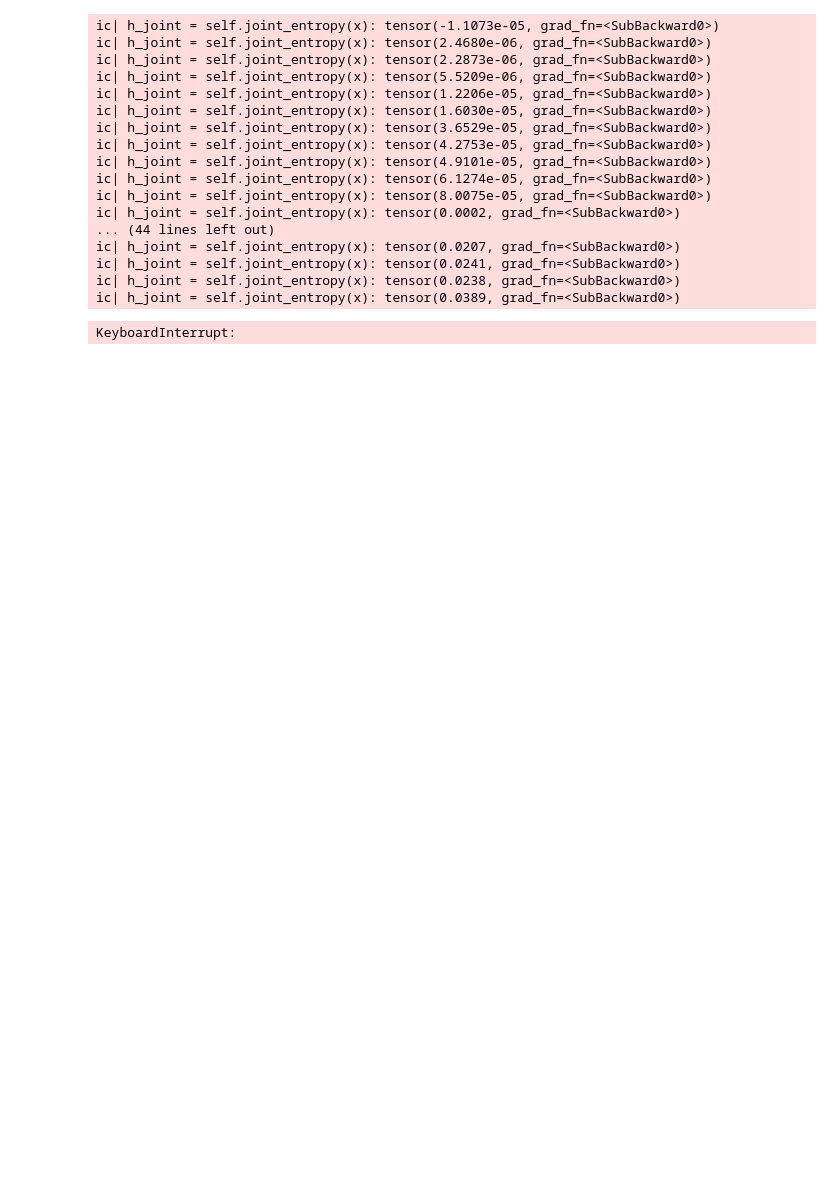
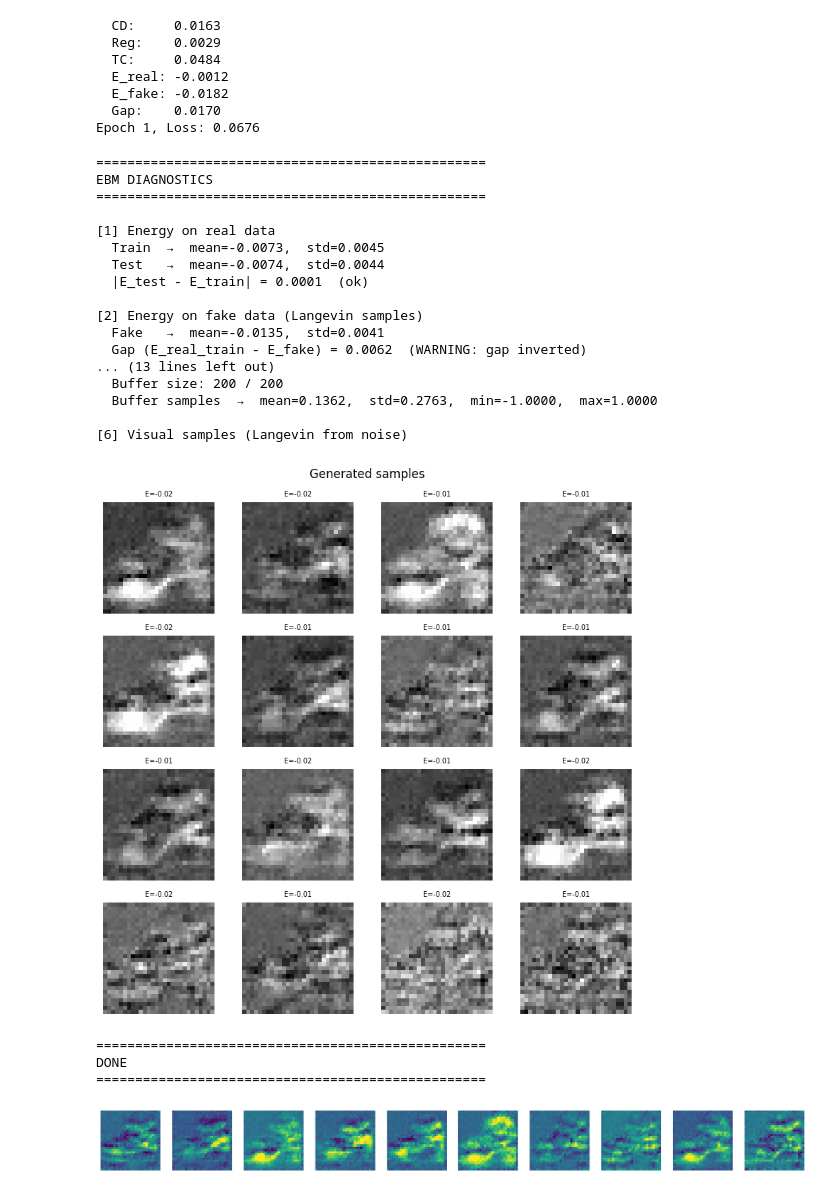
Before and after one commit to marco-cartago/EbmFcT, a Jupyter notebook: refactor_code/test_total_correlation.ipynb, the cells around one changed output. Drawn from its saved outputs; the diff is of its cells as text; code cells hidden in the pictures; blank space fills up the shorter version.

```diff
--- a/refactor_code/test_total_correlation.ipynb
+++ b/refactor_code/test_total_correlation.ipynb
@@ -4,4 +4,5 @@ import torch.nn as nn
 import numpy as np
 import matplotlib.pyplot as plt
 import tqdm
-device = torch.device("cuda" if torch.cuda.is_available() else "cpu")
+DEVICE = torch.device("cuda" if torch.cuda.is_available() else "cpu")
+print(f"Currently using {DEVICE}")
@@ -8,7 +11,7 @@ device = torch.device("cuda" if torch.cuda.is_available() else "cpu")
 # %%
 from src.data_import import load_fashion_mnist
 
-train_loader, test_loader = load_fashion_mnist(32, shuffle=True, class_subset=[9])
+train_loader, test_loader = load_fashion_mnist(32, shuffle=True, class_subset=[5])
 # %%
 from src.plot import show_single_sample, show_grid
 
@@ -49,11 +53,9 @@ EBM(
 from src.sampler import ReplaySampler
 from src.information import TotalCorrelationEstimator
 
-sampler = ReplaySampler(model, img_shape=(1, 28, 28), buffer_size=200, noise_fraction=0.05, device=device)
-total_correlation_estimator = TotalCorrelationEstimator(n_heads)
-total_correlation_estimator.to(device)
-
-neg_samples = sampler.sample(batch_size=32, steps=10, step_size=0.1, noise_std=0.1)
+sampler = ReplaySampler(model, img_shape=(1, 28, 28), buffer_size=200, noise_fraction=0.05, device=DEVICE)
+total_correlation_estimator = TotalCorrelationEstimator(n_heads, hidden_dim=64)
+total_correlation_estimator.to(DEVICE)
 # %%
 from src.train import train_one_epoch_TC
 #torch.autograd.set_detect_anomaly(True, check_nan=False)
@@ -61,45 +63,61 @@ from src.train import train_one_epoch_TC
 
 optimizer = torch.optim.Adam(model.parameters(), lr=1e-4, betas=(0.0, 0.999))
 
-for epoch in range(4):
+for epoch in range(3):
     epoch_loss = train_one_epoch_TC(
+
         model,
         total_correlation_estimator,
         sampler,
         train_loader,
         optimizer,
+
         sample_steps=60,
         sample_step_size=10.0,
         sample_noise_std=0.005,
         energy_reg=0.5,
         tc_reg=0.1,
-        device=device
+
+        device=DEVICE
     )
     print(f"Epoch {epoch+1}, Loss: {epoch_loss:.4f}")
 # %% [output]
-ic| h_joint = self.joint_entropy(x): tensor(-1.1073e-05, grad_fn=<SubBackward0>)
-ic| h_joint = self.joint_entropy(x): tensor(2.4680e-06, grad_fn=<SubBackward0>)
-ic| h_joint = self.joint_entropy(x): tensor(2.2873e-06, grad_fn=<SubBackward0>)
-ic| h_joint = self.joint_entropy(x): tensor(5.5209e-06, grad_fn=<SubBackward0>)
-ic| h_joint = self.joint_entropy(x): tensor(1.2206e-05, grad_fn=<SubBackward0>)
-ic| h_joint = self.joint_entropy(x): tensor(1.6030e-05, grad_fn=<SubBackward0>)
-ic| h_joint = self.joint_entropy(x): tensor(3.6529e-05, grad_fn=<SubBackward0>)
-ic| h_joint = self.joint_entropy(x): tensor(4.2753e-05, grad_fn=<SubBackward0>)
-ic| h_joint = self.joint_entropy(x): tensor(4.9101e-05, grad_fn=<SubBackward0>)
-ic| h_joint = self.joint_entropy(x): tensor(6.1274e-05, grad_fn=<SubBackward0>)
-ic| h_joint = self.joint_entropy(x): tensor(8.0075e-05, grad_fn=<SubBackward0>)
-ic| h_joint = self.joint_entropy(x): tensor(0.0002, grad_fn=<SubBackward0>)
-... (44 lines left out)
-ic| h_joint = self.joint_entropy(x): tensor(0.0207, grad_fn=<SubBackward0>)
-ic| h_joint = self.joint_entropy(x): tensor(0.0241, grad_fn=<SubBackward0>)
-ic| h_joint = self.joint_entropy(x): tensor(0.0238, grad_fn=<SubBackward0>)
-ic| h_joint = self.joint_entropy(x): tensor(0.0389, grad_fn=<SubBackward0>)
+  CD:     0.0163
+  Reg:    0.0029
+  TC:     0.0484
+  E_real: -0.0012
+  E_fake: -0.0182
+  Gap:    0.0170
+Epoch 1, Loss: 0.0676
-KeyboardInterrupt:
 # %%
 from src.diagnostic import diagnose
 
-diagnose(model, sampler, train_loader, test_loader, device=device, n_samples=16)
+diagnose(model, sampler, train_loader, test_loader, device=DEVICE, n_samples=16)
+# %% [output]
+==================================================
+EBM DIAGNOSTICS
+==================================================
+
+[1] Energy on real data
+  Train  →  mean=-0.0073,  std=0.0045
+  Test   →  mean=-0.0074,  std=0.0044
+  |E_test - E_train| = 0.0001  (ok)
+
+[2] Energy on fake data (Langevin samples)
+  Fake   →  mean=-0.0135,  std=0.0041
+  Gap (E_real_train - E_fake) = 0.0062  (WARNING: gap inverted)
+... (13 lines left out)
+  Buffer size: 200 / 200
+  Buffer samples  →  mean=0.1362,  std=0.2763,  min=-1.0000,  max=1.0000
+
+[6] Visual samples (Langevin from noise)
+[figure, added]
+==================================================
+DONE
+==================================================
 # %%
 samples = sampler.generate(10, steps=200, step_size=10, noise_std=0.005)
 # %%
 show_grid(samples, 10)
+# %% [output]
+[figure, added]
```
Also changed, not shown: parts of 4 cells of this notebook.
